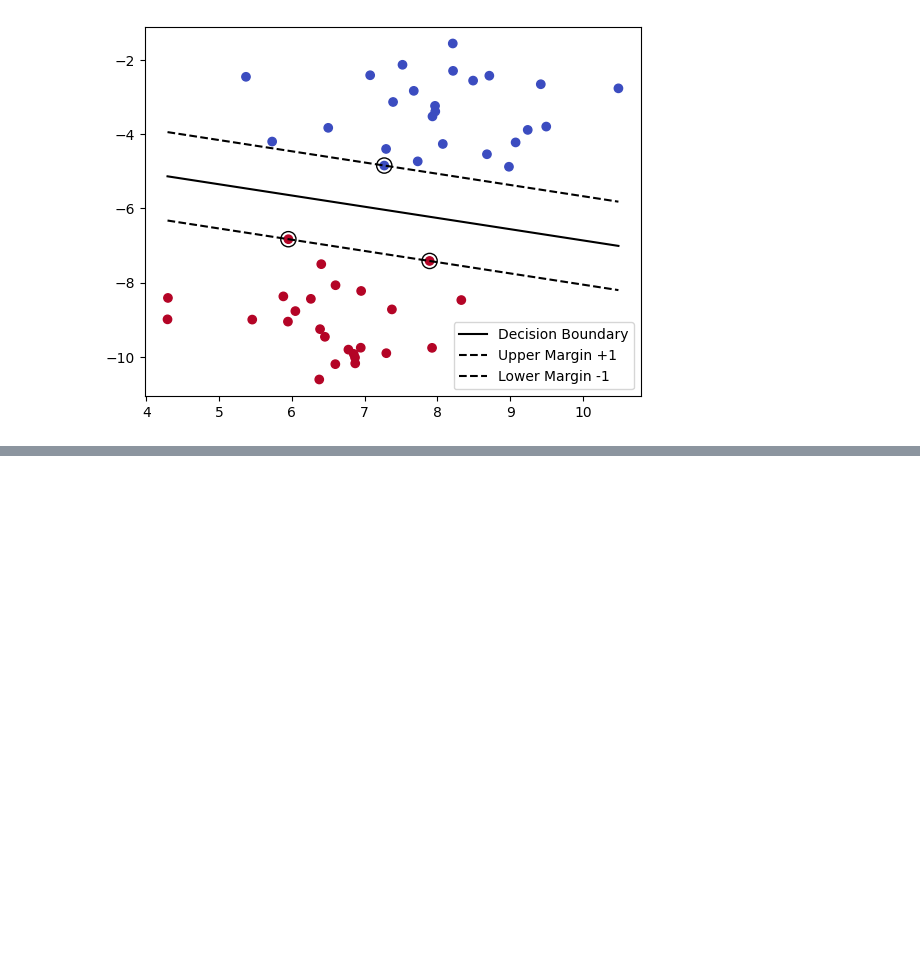
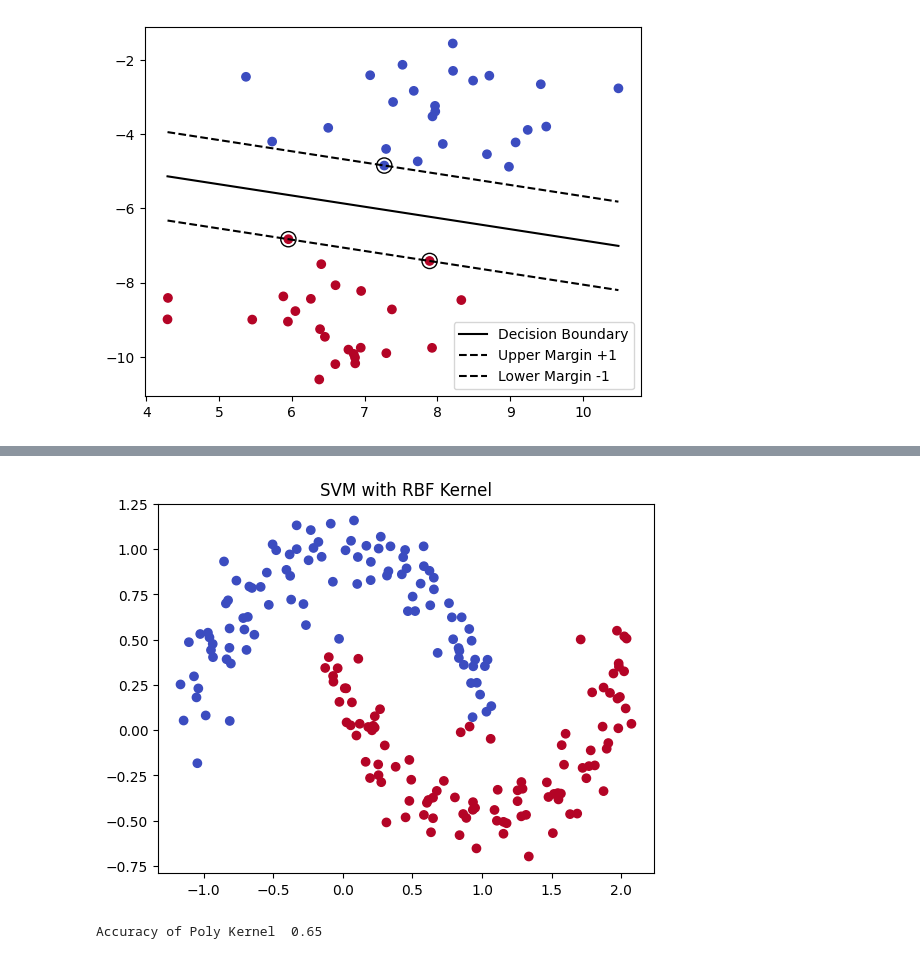
Before and after one commit to usaidahmed01/Machine-Learning, a Jupyter notebook: SVM.ipynb, the cells around one changed output, grey strips where cells are left out. Drawn from its saved outputs; the diff is of its cells as text; code cells hidden in the pictures; blank space fills up the shorter version.

```diff
--- a/SVM.ipynb
+++ b/SVM.ipynb
@@ -67,0 +108,14 @@ Lower Margin w1x + w2y + b = -1 => y = (-w1x - b - 1) / w2
+# %%
+plt.scatter(Xr[: , 0] , Xr[: , 1] , c = yrr_pred , cmap = 'coolwarm')
+plt.title("SVM with RBF Kernel")
+plt.show()
+# %% [output]
+[figure, added]
+# %%
+Xp , yp = make_circles(n_samples = 200 , factor= 0.5 , noise = 0.05)
+model = SVC(kernel = 'poly' , degree = 3 , C = 1)
+model.fit(Xp , yp)
+yp_pred = model.predict(Xp)
+print("Accuracy of Poly Kernel " , accuracy_score(yp , yp_pred))
+# %% [output]
+Accuracy of Poly Kernel  0.65
```
Also changed, not shown: parts of 9 cells of this notebook.
